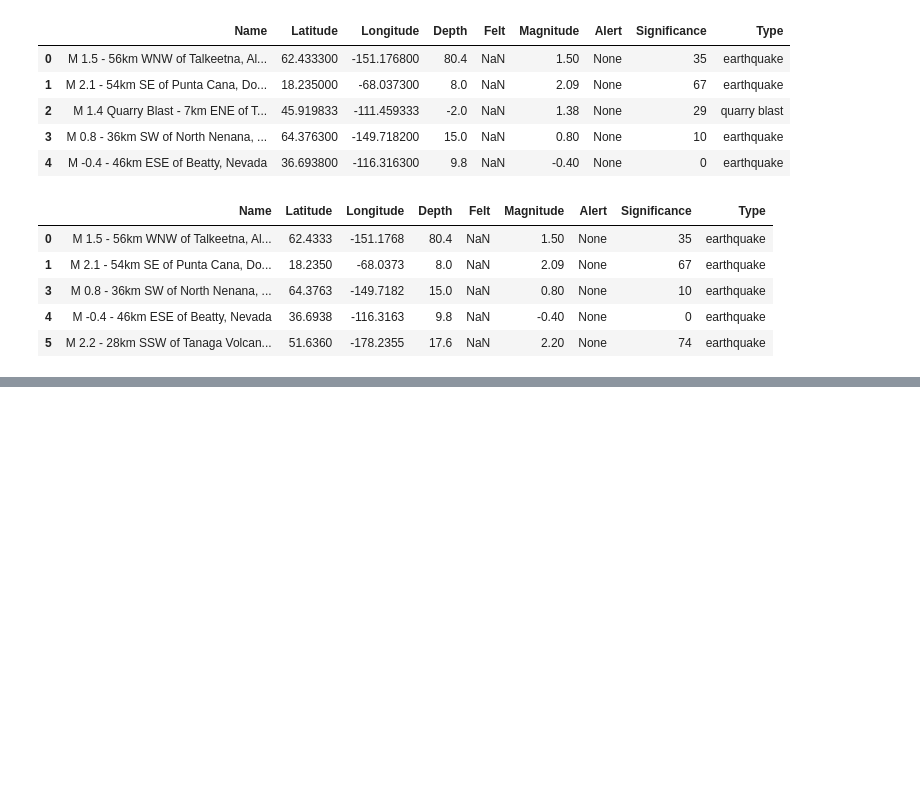
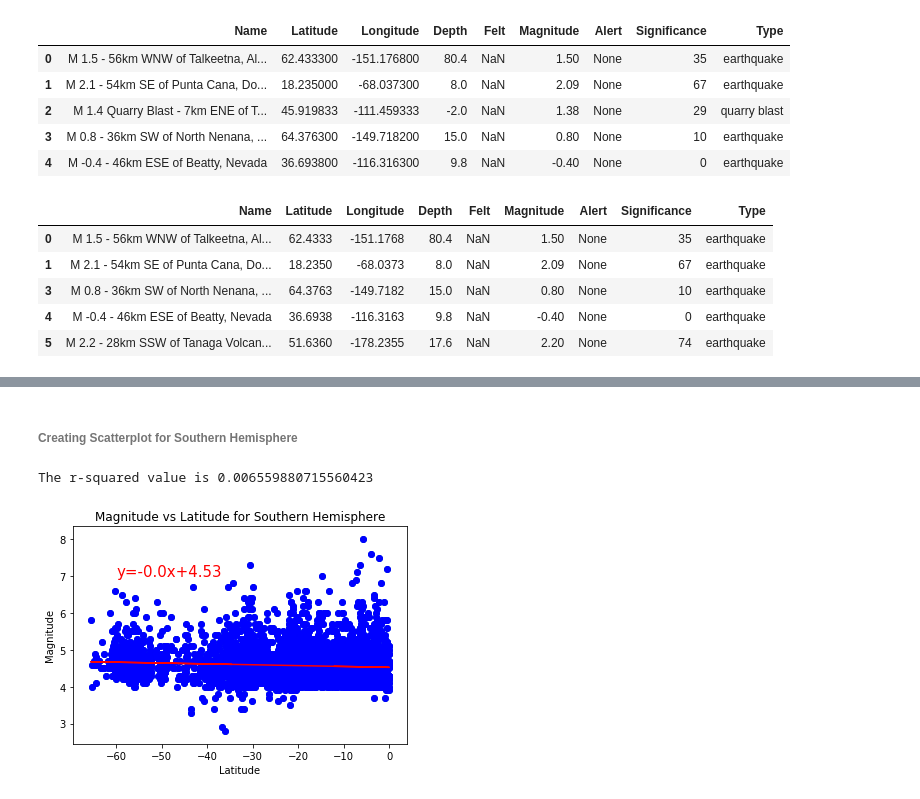
Before and after one commit to SarahZ22/Tremors_Analysis-Earthquake_Visualizations, a Jupyter notebook: EarthquakesNB.ipynb, the cells around one changed output, grey strips where cells are left out. Drawn from its saved outputs; the diff is of its cells as text; code cells hidden in the pictures; blank space fills up the shorter version.

```diff
--- a/EarthquakesNB.ipynb
+++ b/EarthquakesNB.ipynb
@@ -138,0 +174,25 @@ filtered_quakesdf.head()
+# %% [markdown]
+###### Creating Scatterplot for Southern Hemisphere
+# %%
+#plotting the data
+x_value=magnitude_south["Latitude"]
+y_value=magnitude_south["Magnitude"]
+plt.scatter(x_value,y_value)
+plt.title("Magnitude vs Latitude for Southern Hemisphere")
+plt.xlabel("Latitude")
+plt.ylabel("Magnitude")
+
+#getting the linear regression data
+(slope, intercept, rvalue, pvalue, stderr)=linregress(x_value,y_value)
+regress_value=x_value*slope+intercept
+line_eq="y="+str(round(slope,2))+ "x+" +str(round(intercept,2))
+plt.scatter(x_value, y_value, marker="o", color="blue")
+plt.plot(x_value, regress_value, "r-")
+plt.annotate(line_eq, (-60,7), fontsize="15", color="red")
+print(f"The r-squared value is {rvalue**2}")
+plt.savefig("Southern latitude_vs_magnitude_linreg.png")
+
+plt.show()
+# %% [output]
+The r-squared value is 0.006559880715560423
+[figure, added]
```
Also changed, not shown: parts of 6 cells of this notebook.
